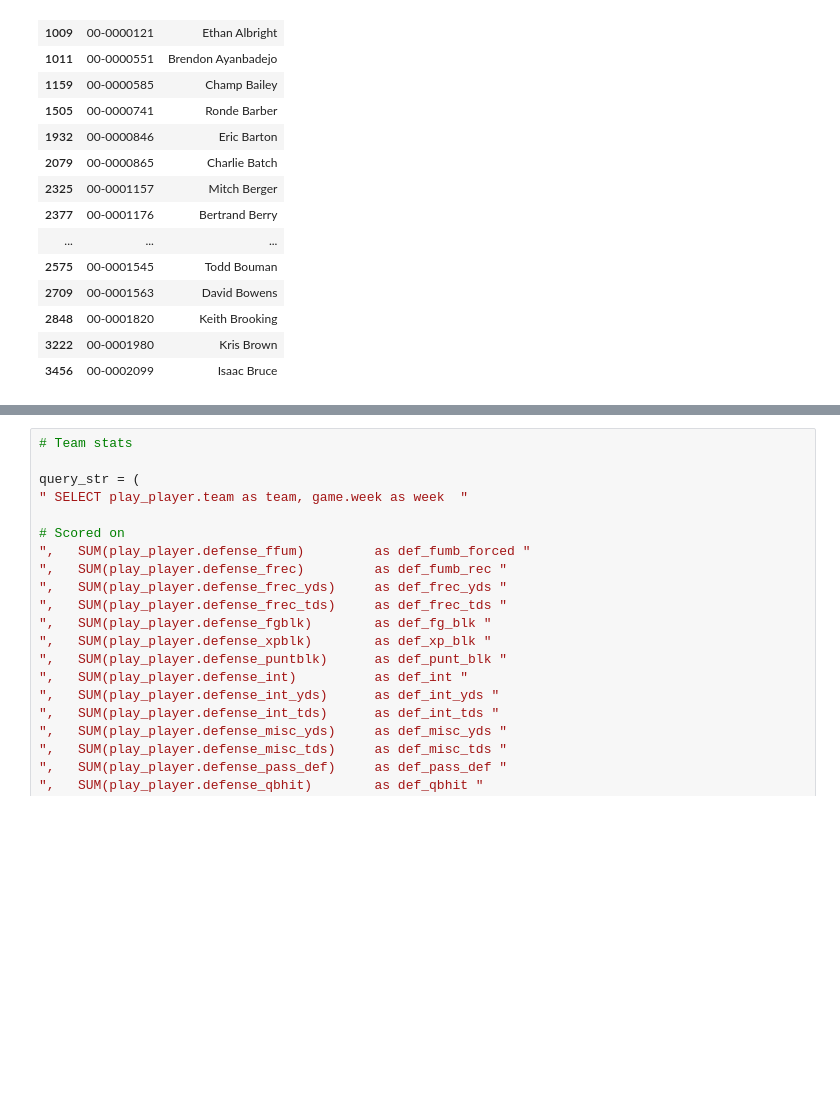
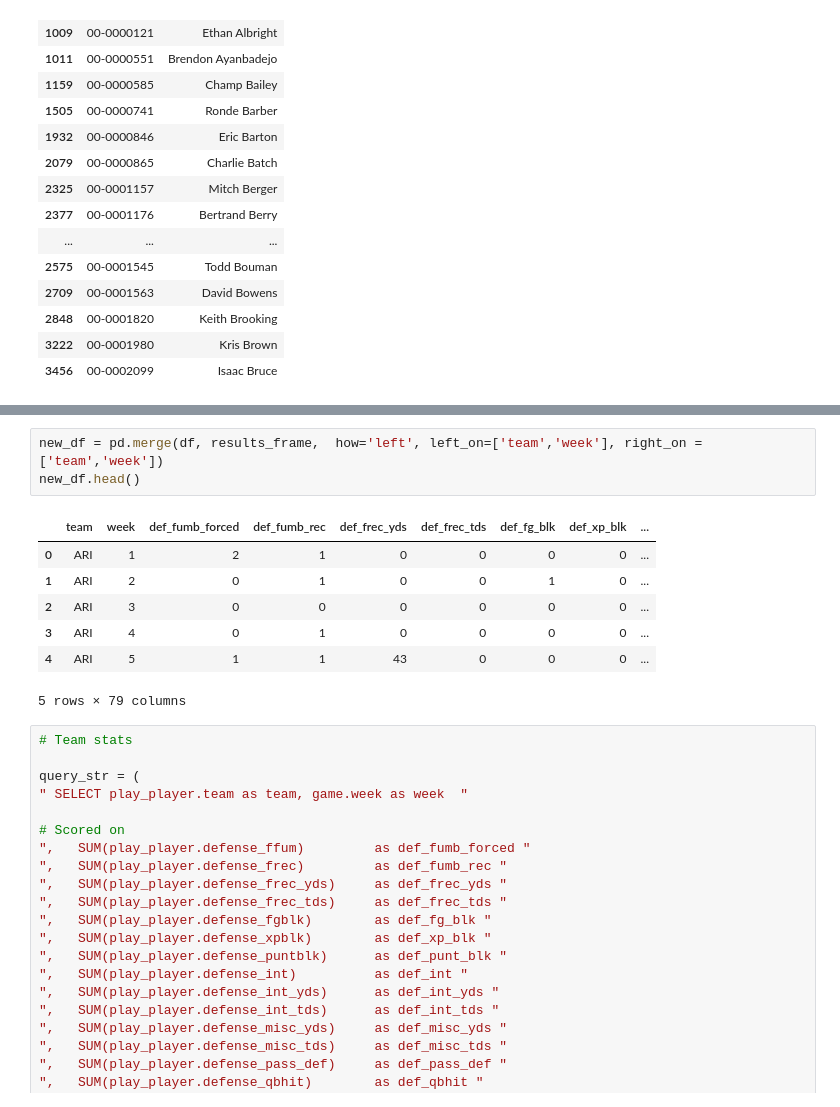
Before and after one commit to markertsean/Fantasy_Football, a Jupyter notebook: stats_generation/generate_sql.ipynb, the cells around one changed output, grey strips where cells are left out. Cells and saved outputs as stored; diff of their text form; blank space fills up the shorter version.

```diff
--- a/stats_generation/generate_sql.ipynb
+++ b/stats_generation/generate_sql.ipynb
@@ -88,3 +170,14 @@ df.head(20)
+# %%
+new_df = pd.merge(df, results_frame,  how='left', left_on=['team','week'], right_on = ['team','week'])
+new_df.head()
+# %% [output]
+|  | team | week | def_fumb_forced | def_fumb_rec | def_frec_yds | def_frec_tds | def_fg_blk | def_xp_blk | ... |
+| 0 | ARI | 1 | 2 | 1 | 0 | 0 | 0 | 0 | ... |
+| 1 | ARI | 2 | 0 | 1 | 0 | 0 | 1 | 0 | ... |
+| 2 | ARI | 3 | 0 | 0 | 0 | 0 | 0 | 0 | ... |
+| 3 | ARI | 4 | 0 | 1 | 0 | 0 | 0 | 0 | ... |
+| 4 | ARI | 5 | 1 | 1 | 43 | 0 | 0 | 0 | ... |
+5 rows × 79 columns
 # %%
 # Team stats
 
```
Also changed, not shown: parts of 3 cells of this notebook, 1 other file.
